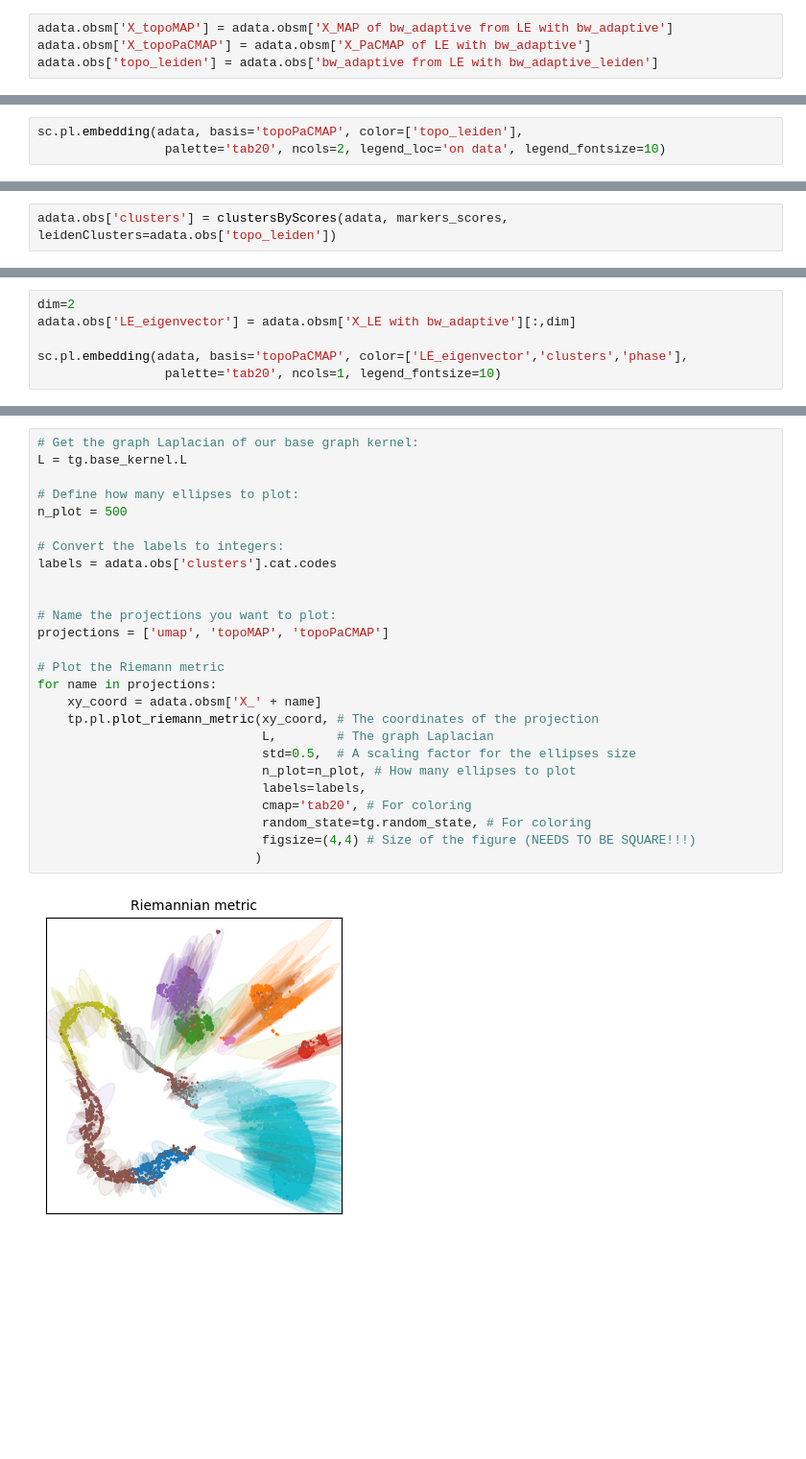
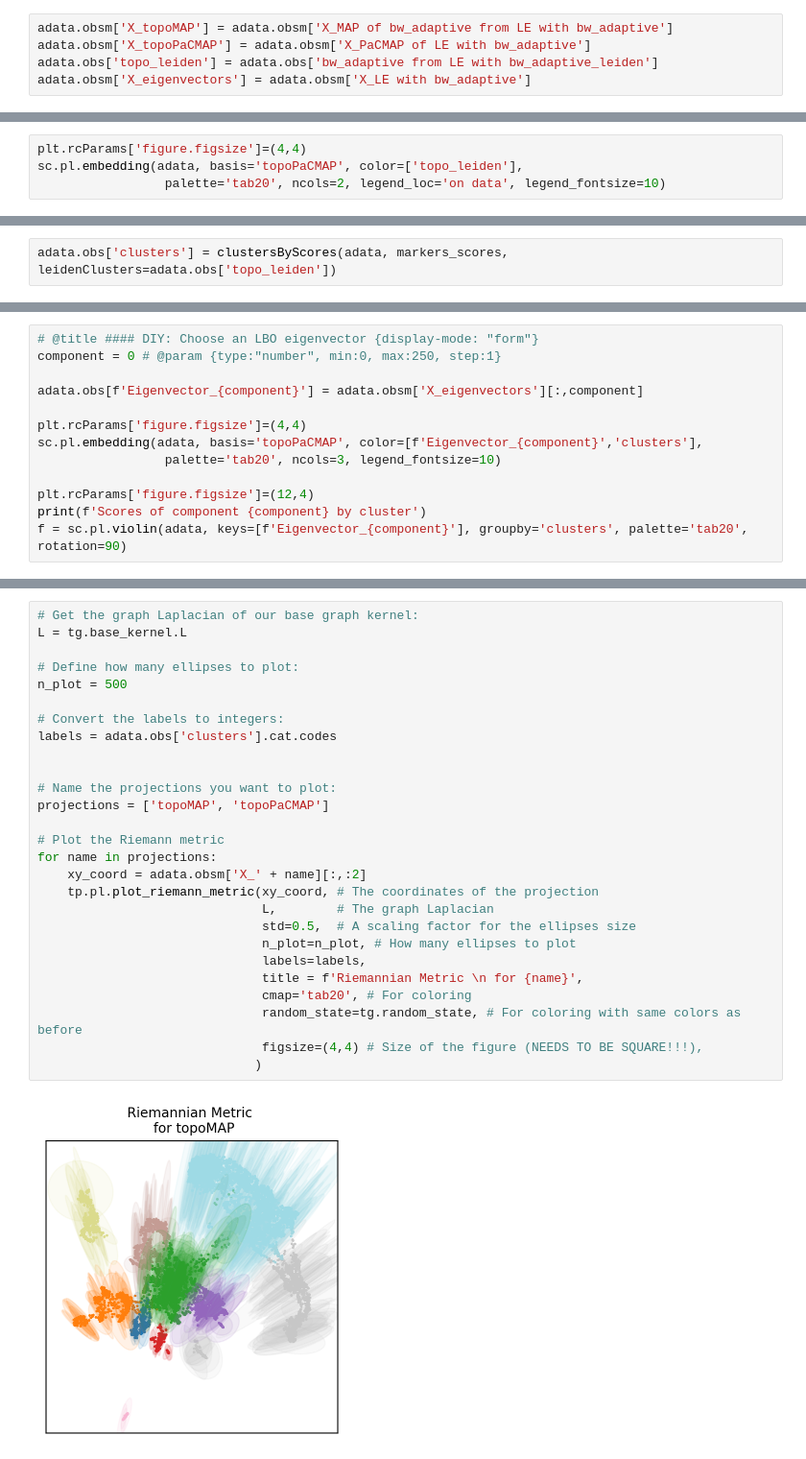
Before and after one commit to hds-sandbox/scverse-2024-workshop, a Jupyter notebook: notebooks/interactivePlotsTransc.ipynb, the cells around one changed output, grey strips where cells are left out. Shown at 96% size. Saved outputs shown, nothing was run; the diff lists cells and outputs as text; blank space fills up the shorter version.

```diff
--- a/notebooks/interactivePlotsTransc.ipynb
+++ b/notebooks/interactivePlotsTransc.ipynb
@@ -192,3 +297,4 @@ AnnData object with n_obs × n_vars = 7765 × 27897
 adata.obsm['X_topoMAP'] = adata.obsm['X_MAP of bw_adaptive from LE with bw_adaptive']
 adata.obsm['X_topoPaCMAP'] = adata.obsm['X_PaCMAP of LE with bw_adaptive']
 adata.obs['topo_leiden'] = adata.obs['bw_adaptive from LE with bw_adaptive_leiden']
+adata.obsm['X_eigenvectors'] = adata.obsm['X_LE with bw_adaptive']
@@ -195,4 +303,5 @@ adata.obs['topo_leiden'] = adata.obs['bw_adaptive from LE with bw_adaptive_leide
 # %%
+plt.rcParams['figure.figsize']=(4,4)
 sc.pl.embedding(adata, basis='topoPaCMAP', color=['topo_leiden'],
                  palette='tab20', ncols=2, legend_loc='on data', legend_fontsize=10)
 # %% [output]
@@ -258,8 +361,2 @@ adata.obsm['X_LE with bw_adaptive'].shape
 # %% [output]
 (7765, 250)
-# %%
-dim=2
-adata.obs['LE_eigenvector'] = adata.obsm['X_LE with bw_adaptive'][:,dim]
-
-sc.pl.embedding(adata, basis='topoPaCMAP', color=['LE_eigenvector','clusters','phase'],
-                 palette='tab20', ncols=1, legend_fontsize=10)
@@ -267,0 +372,13 @@ sc.pl.embedding(adata, basis='topoPaCMAP', color=['LE_eigenvector','clusters','p
+# %%
+# @title #### DIY: Choose an LBO eigenvector {display-mode: "form"}
+component = 0 # @param {type:"number", min:0, max:250, step:1}
+
+adata.obs[f'Eigenvector_{component}'] = adata.obsm['X_eigenvectors'][:,component]
+
+plt.rcParams['figure.figsize']=(4,4)
+sc.pl.embedding(adata, basis='topoPaCMAP', color=[f'Eigenvector_{component}','clusters'],
+                 palette='tab20', ncols=3, legend_fontsize=10)
+
+plt.rcParams['figure.figsize']=(12,4)
+print(f'Scores of component {component} by cluster')
+f = sc.pl.violin(adata, keys=[f'Eigenvector_{component}'], groupby='clusters', palette='tab20', rotation=90)
@@ -268,28 +399,29 @@ sc.pl.embedding(adata, basis='topoPaCMAP', color=['LE_eigenvector','clusters','p
 # %%
 # Get the graph Laplacian of our base graph kernel:
 L = tg.base_kernel.L
 
 # Define how many ellipses to plot:
 n_plot = 500
 
 # Convert the labels to integers:
 labels = adata.obs['clusters'].cat.codes
 
 
 # Name the projections you want to plot:
-projections = ['umap', 'topoMAP', 'topoPaCMAP']
+projections = ['topoMAP', 'topoPaCMAP']
 
 # Plot the Riemann metric
 for name in projections:
-    xy_coord = adata.obsm['X_' + name]
+    xy_coord = adata.obsm['X_' + name][:,:2]
     tp.pl.plot_riemann_metric(xy_coord, # The coordinates of the projection
                               L,        # The graph Laplacian
                               std=0.5,  # A scaling factor for the ellipses size
                               n_plot=n_plot, # How many ellipses to plot
                               labels=labels,
+                              title = f'Riemannian Metric \n for {name}',
                               cmap='tab20', # For coloring
-                              random_state=tg.random_state, # For coloring
-                              figsize=(4,4) # Size of the figure (NEEDS TO BE SQUARE!!!)
+                              random_state=tg.random_state, # For coloring with same colors as before
+                              figsize=(4,4) # Size of the figure (NEEDS TO BE SQUARE!!!),
                              )
 # %% [output]
-[figure, old version]
+[figure, new version]
```
Also changed, not shown: parts of 68 cells of this notebook.
